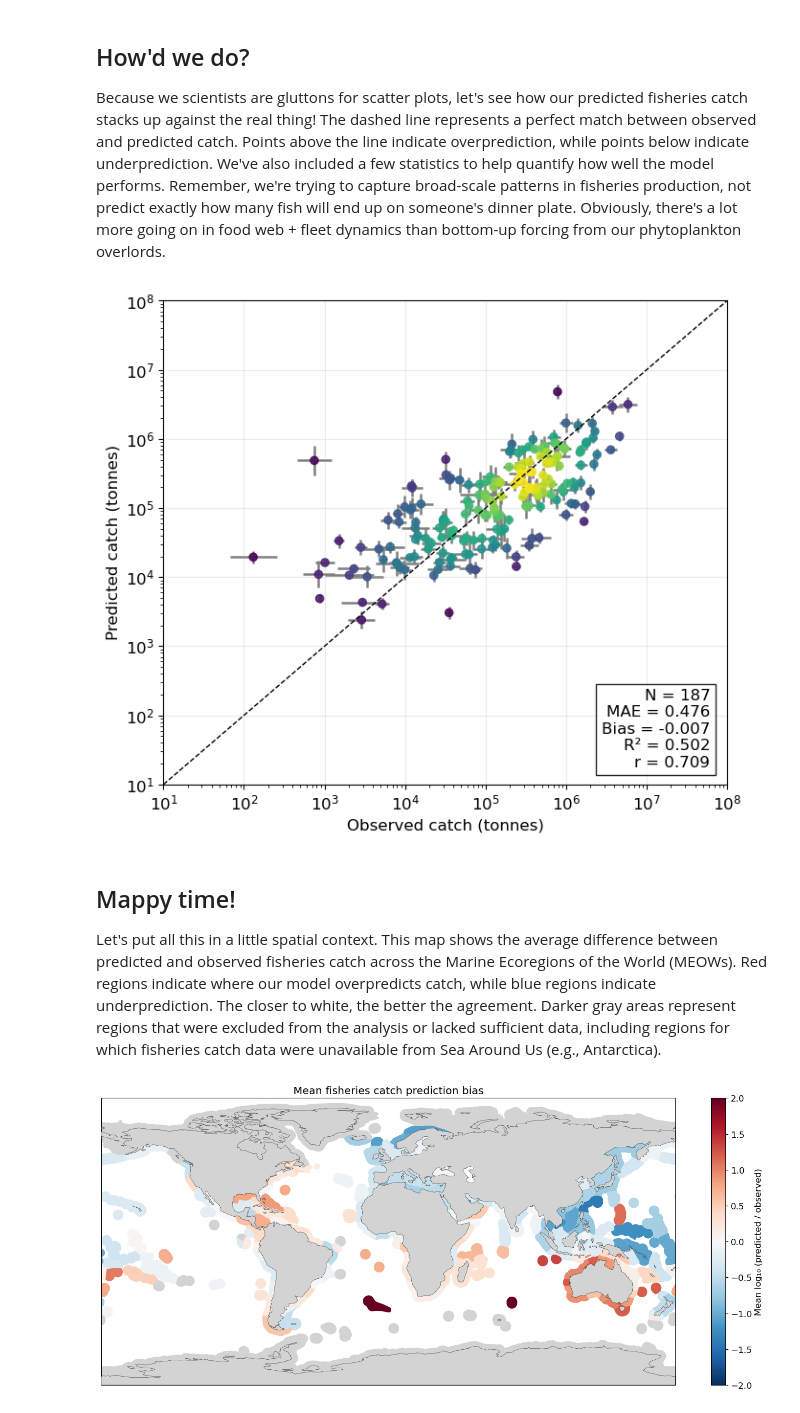
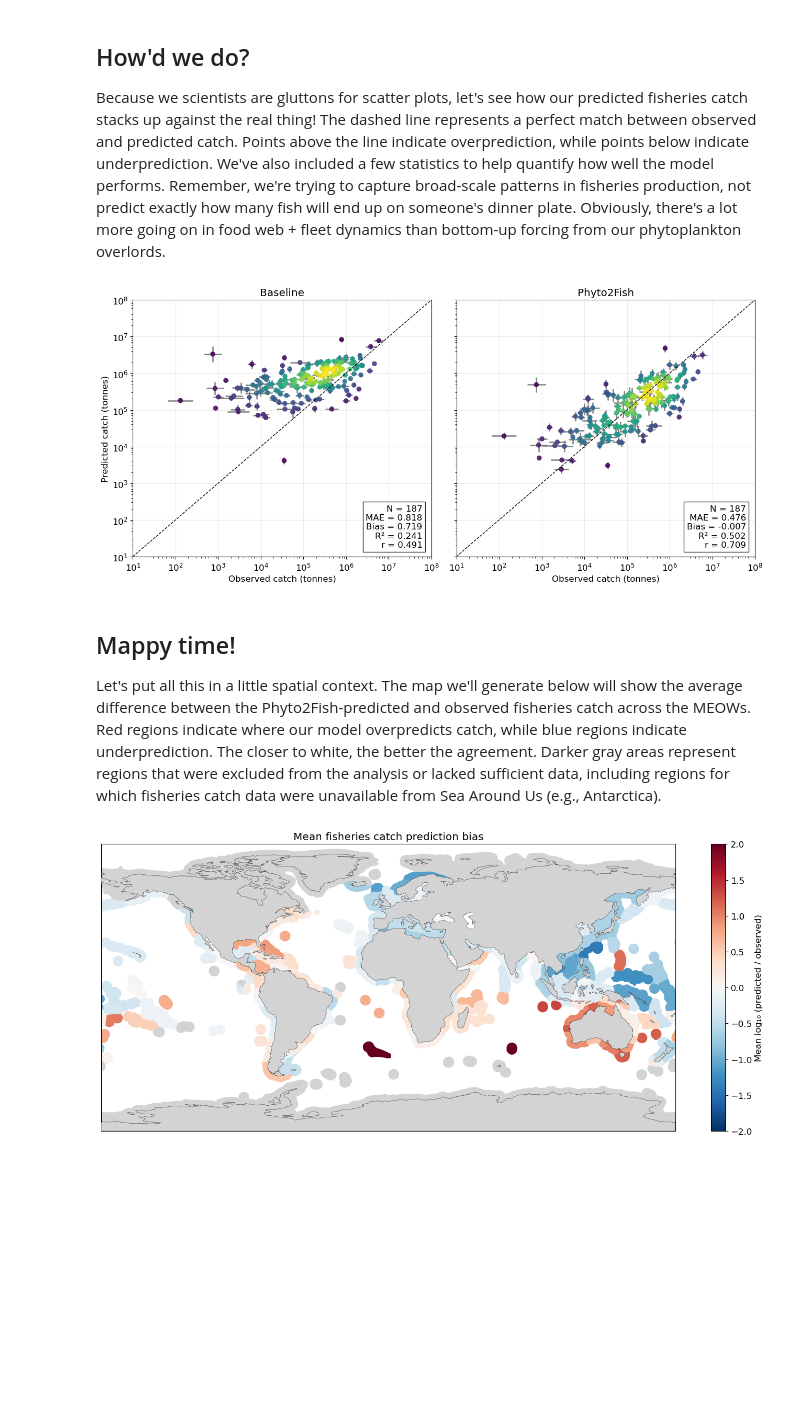
Before and after one commit to ocean-satellite-tools/hyperdawg, a Jupyter notebook: tutorials/Phyto2Fish/Phyto2Fish.ipynb, the cells around one changed output. Cells and saved outputs as stored; diff of their text form; code cells hidden in the pictures; blank space fills up the shorter version.

```diff
--- a/tutorials/Phyto2Fish/Phyto2Fish.ipynb
+++ b/tutorials/Phyto2Fish/Phyto2Fish.ipynb
@@ -76,6 +75,3 @@ $C_{fish} = α × NPP × TE^{(TL-1)}$
-# %%
-# Fisheries model parameters
-alpha, TE, wet_weight = 0.175, 0.13, 9
 # %% [markdown]
 ## Let's give those food webs a little stretch!
 
@@ -157,20 +145,21 @@ catch, tl = catch.rename(columns=rename), tl.rename(columns=rename)
 common = sorted(set(npp) & set(chl) & set(catch) & set(tl) - {'year'})
 print(f'Matched MEOWs: {len(common)}')
 
+# Combine observations by MEOW and year, add fishing effort and latitude zones
 def to_long(df, value):
     return df[['year'] + common].melt('year', var_name='MEOW', value_name=value)
-
 data = to_long(npp, 'NPP').merge(to_long(chl, 'CHL')).merge(to_long(catch, 'Catch')).merge(to_long(tl, 'TL'))
 data = data.merge(fishing_hours[['MEOW', 'mean_monthly_fishing_hours']], on='MEOW', how='left')
 zones = meow[['ECOREGION', 'Lat_Zone']].drop_duplicates().rename(columns={'ECOREGION': 'MEOW'})
 data = data.merge(zones, on='MEOW', how='left')
-
 # Exclude polar regions and invalid observations
 data = data[(data.Lat_Zone != 'Polar') & (data.NPP > 0) & (data.CHL > 0) & (data.Catch > 0) & data.TL.notna()].copy()
 
-# Phyto2Fish predictions
+# Baseline and Phyto2Fish predictions
 data['Delta_L'] = delta_tl(data.CHL)
+data['Baseline'] = alpha * data.NPP * wet_weight * TE ** (data.TL - 1)
 data['Predicted'] = alpha * data.NPP * wet_weight * TE ** (data.TL - 1 + data.Delta_L)
+data['Baseline_Log_bias'] = np.log10(data.Baseline / data.Catch)
 data['Log_bias'] = np.log10(data.Predicted / data.Catch)
 effort_data = data.dropna(subset=['mean_monthly_fishing_hours']).copy()
 
@@ -189,36 +178,39 @@ Valid ecoregion-years: 4114 | Years: 1998–2019
 ## How'd we do?
 
 Because we scientists are gluttons for scatter plots, let's see how our predicted fisheries catch stacks up against the real thing! The dashed line represents a perfect match between observed and predicted catch. Points above the line indicate overprediction, while points below indicate underprediction. We've also included a few statistics to help quantify how well the model performs. Remember, we're trying to capture broad-scale patterns in fisheries production, not predict exactly how many fish will end up on someone's dinner plate. Obviously, there's a lot more going on in food web + fleet dynamics than bottom-up forcing from our phytoplankton overlords.
-# %%
-# Geometric mean ± 1 geometric standard deviation per MEOW
-def geom_stats(x):
-    log_x = np.log10(x)
-    return pd.Series({'mean': 10**log_x.mean(), 'low': 10**(log_x.mean() - log_x.std()), 'high': 10**(log_x.mean() + log_x.std())})
-
-avg = data.groupby('MEOW')[['Catch', 'Predicted']].apply(lambda g: pd.concat({var: geom_stats(g[var]) for var in ['Catch', 'Predicted']})).unstack()
-
-x, y = avg[('Catch', 'mean')].to_numpy(), avg[('Predicted', 'mean')].to_numpy()
-lx, ly = np.log10(x), np.log10(y)
-error = ly - lx
-mae, bias, r = np.mean(np.abs(error)), np.mean(error), np.corrcoef(lx, ly)[0, 1]
-density = gaussian_kde(np.vstack([lx, ly]))(np.vstack([lx, ly]))
-order = np.argsort(density)
-xerr = [x - avg[('Catch', 'low')], avg[('Catch', 'high')] - x]
-yerr = [y - avg[('Predicted', 'low')], avg[('Predicted', 'high')] - y]
-
-fig, ax = plt.subplots(figsize=(7, 6))
-ax.errorbar(x, y, xerr=xerr, yerr=yerr, fmt='none', ecolor='0.5', lw=1.8, zorder=1)
-ax.scatter(x[order], y[order], c=density[order], s=35, alpha=0.85, zorder=2)
-ax.plot([1e1, 1e8], [1e1, 1e8], 'k--', lw=1)
-ax.set(xscale='log', yscale='log', xlim=(1e1, 1e8), ylim=(1e1, 1e8), xlabel='Observed catch (tonnes)', ylabel='Predicted catch (tonnes)')
-ax.text(0.97, 0.03, f'N = {len(x)}\nMAE = {mae:.3f}\nBias = {bias:.3f}\nR² = {r*r:.3f}\nr = {r:.3f}', transform=ax.transAxes, ha='right', va='bottom', bbox={'facecolor': 'white', 'alpha': 0.85})
-ax.grid(alpha=0.25)
-plt.tight_layout()
-plt.show()
-# %% [output]
-[figure, removed]
+# %%
+# Geometric mean ± 1 geometric standard deviation per MEOW
+def geom_stats(x):
+    log_x = np.log10(x)
+    return pd.Series({'mean': 10**log_x.mean(), 'low': 10**(log_x.mean() - log_x.std()), 'high': 10**(log_x.mean() + log_x.std())})
+
+variables = ['Catch', 'Baseline', 'Predicted']
+avg = data.groupby('MEOW')[variables].apply(lambda g: pd.concat({var: geom_stats(g[var]) for var in variables})).unstack()
+
+fig, axes = plt.subplots(1, 2, figsize=(13, 6), sharex=True, sharey=True)
+for ax, model in zip(axes, ['Baseline', 'Predicted']):
+    x, y = avg[('Catch', 'mean')].to_numpy(), avg[(model, 'mean')].to_numpy()
+    lx, ly = np.log10(x), np.log10(y)
+    error = ly - lx
+    mae, bias, r = np.mean(np.abs(error)), np.mean(error), np.corrcoef(lx, ly)[0, 1]
+    density = gaussian_kde(np.vstack([lx, ly]))(np.vstack([lx, ly]))
+    order = np.argsort(density)
+    xerr = [x - avg[('Catch', 'low')], avg[('Catch', 'high')] - x]
+    yerr = [y - avg[(model, 'low')], avg[(model, 'high')] - y]
+    ax.errorbar(x, y, xerr=xerr, yerr=yerr, fmt='none', ecolor='0.5', lw=1.8, zorder=1)
+    ax.scatter(x[order], y[order], c=density[order], s=35, alpha=0.85, zorder=2)
+    ax.plot([1e1, 1e8], [1e1, 1e8], 'k--', lw=1)
+    ax.set(xscale='log', yscale='log', xlim=(1e1, 1e8), ylim=(1e1, 1e8), xlabel='Observed catch (tonnes)', title=model)
+    ax.text(0.97, 0.03, f'N = {len(x)}\nMAE = {mae:.3f}\nBias = {bias:.3f}\nR² = {r*r:.3f}\nr = {r:.3f}', transform=ax.transAxes, ha='right', va='bottom', bbox={'facecolor': 'white', 'alpha': 0.85})
+    ax.grid(alpha=0.25)
+axes[0].set_ylabel('Predicted catch (tonnes)')
+axes[1].set_title('Phyto2Fish')
+plt.tight_layout()
+plt.show()
+# %% [output]
+[figure, added]
 # %% [markdown]
 ## Mappy time!
 
-Let's put all this in a little spatial context. This map shows the average difference between predicted and observed fisheries catch across the Marine Ecoregions of the World (MEOWs). Red regions indicate where our model overpredicts catch, while blue regions indicate underprediction. The closer to white, the better the agreement. Darker gray areas represent regions that were excluded from the analysis or lacked sufficient data, including regions for which fisheries catch data were unavailable from Sea Around Us (e.g., Antarctica).
+Let's put all this in a little spatial context. The map we'll generate below will show the average difference between the Phyto2Fish-predicted and observed fisheries catch across the MEOWs. Red regions indicate where our model overpredicts catch, while blue regions indicate underprediction. The closer to white, the better the agreement. Darker gray areas represent regions that were excluded from the analysis or lacked sufficient data, including regions for which fisheries catch data were unavailable from Sea Around Us (e.g., Antarctica).
 # %%
```
Also changed, not shown: parts of 10 cells of this notebook.
